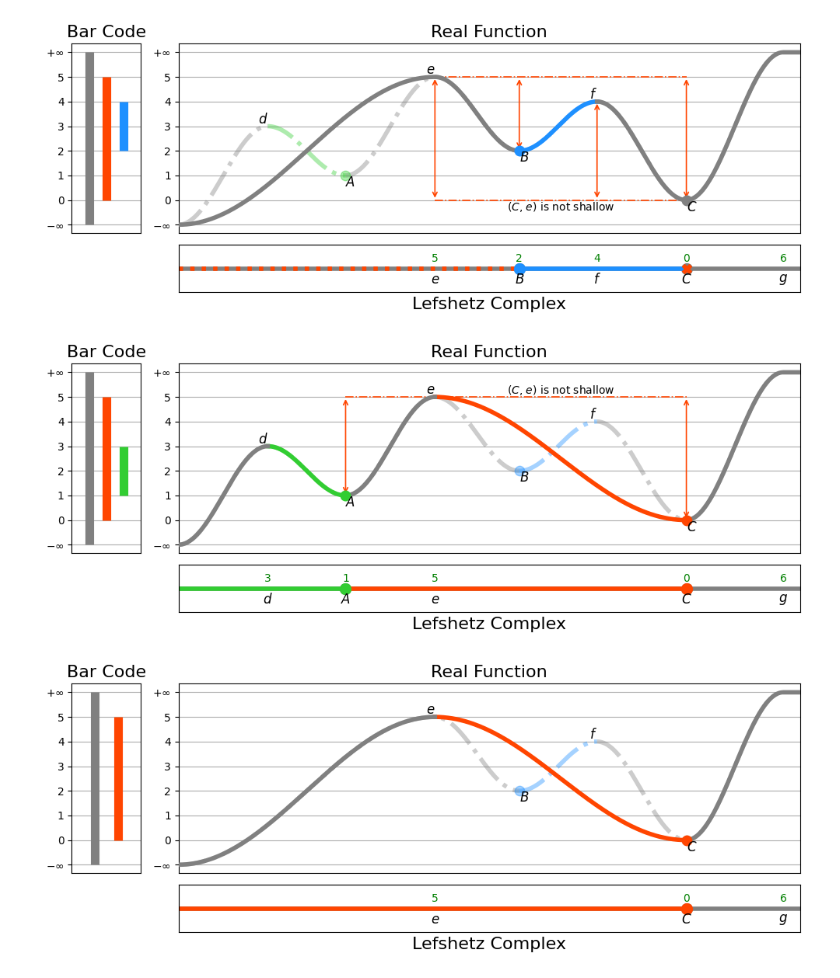
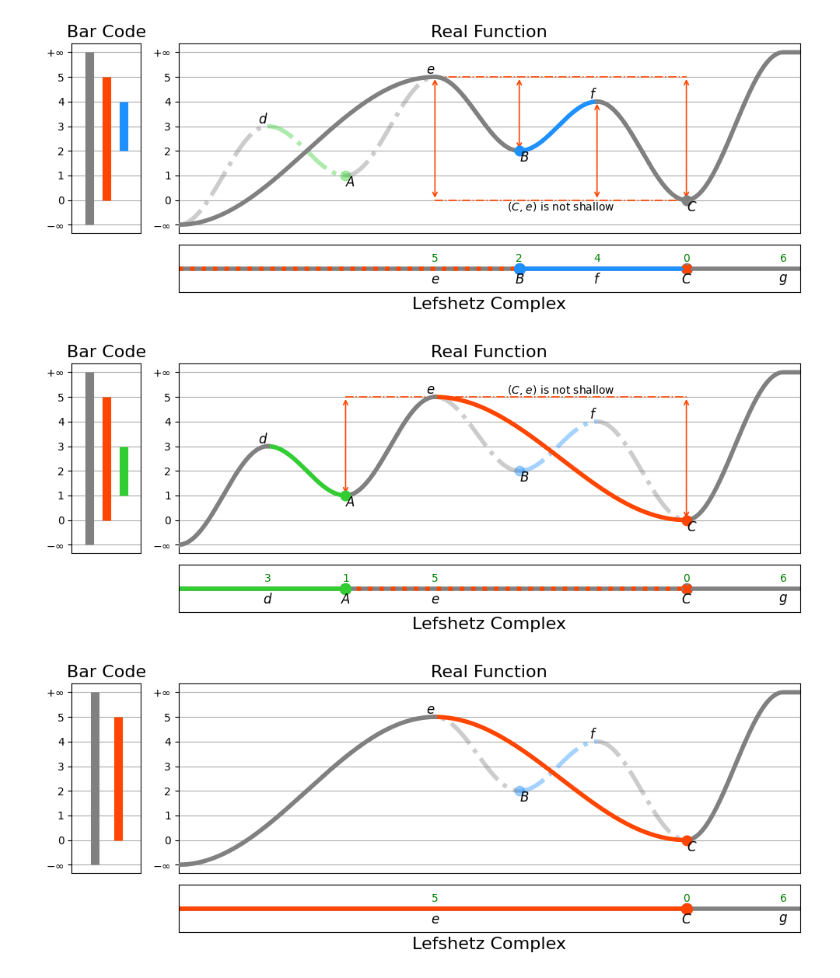
Before and after one commit to zimfv/depth-poset, a Jupyter notebook: notebooks/Poster Pictures.ipynb, the cells around one changed output. Cells and saved outputs as stored; diff of their text form; code cells hidden in the pictures.

```diff
--- a/notebooks/Poster Pictures.ipynb
+++ b/notebooks/Poster Pictures.ipynb
@@ -559,35 +559,35 @@ ax2 = plt.subplot(gs[1, 1])
 # BarCode
 plot_barcode(y_new, [bd0_new, bd2_new, bd_giant_new], bd_colors=[col0, col2, col_giant], ax=ax0)
 ax0.set_yticks(level_heights, level_labels)
 ax0.grid(True)
 
 # Real Function Representation
 plot_function_representation(xmin, xmax, x_old, y_old, bd_pairs=[bd0_old, bd1_old, bd2_old], bd_colors=[col0, col1, col2], linestyle='-.', alpha=0.4, ax=ax1)
 plot_function_representation(xmin, xmax, x_new, y_new, bd_pairs=[bd0_new, bd2_new], bd_colors=[col0, col2], linestyle='-', alpha=1.0, ax=ax1)
 #name_points(x_new, y_new, index_names_new, index=np.arange(len(x_new)), ax=ax1)
 name_points(x_old, y_old, index_names_old, index=np.arange(len(x_new)), ax=ax1)
 anotate_shallow_status(x_new, y_new, index_names_new, bd_pairs=[bd0_new, bd2_new], bd_colors=[col0, col2], bd_shallow_status=np.array([True, False]), ax=ax1)
 ax1.set_yticks(level_heights, level_labels)
 ax1.set_xticks([])
 ax1.set_xlim(xmin, xmax)
 #ax1.set_ylim(ymin, ymax)
 ax1.grid(True, zorder=-1)
 
 # Lefshetz Complex
-plot_complex(x_new, y_new - 1, index_names_new, bd_pairs=[bd0_new, bd2_new], bd_colors=[col0, col2], x0=xmin, x1=xmax, ax=ax2)
+plot_complex(x_new, y_new - 1, index_names_new, bd_pairs=[bd0_new, bd2_new], bd_colors=[col0, col2], bd_shallow_status=np.array([True, False]), x0=xmin, x1=xmax, ax=ax2)
 ax2.set_xticks([])
 ax2.set_xlim(xmin, xmax)
 ax2.set_yticks([])
 
 fontsize=16
 ax0.set_title('Bar Code', fontsize=fontsize)
 ax1.set_title('Real Function', fontsize=fontsize)
 ax2.set_xlabel('Lefshetz Complex', fontsize=fontsize)
 
 plt.tight_layout()
 plt.savefig('pics/krakow/shallow-order-cancel-bd1.png')
 # %% [output]
-[figure, old version]
+[figure, new version]
 # %%
 x_old, y_old, (bd1_old, bd2_old, bd_giant_old), index_names_old = get_new(x, y, [bd0, bd1, bd2, bd_giant], index_names, cancellation=[bd0])
 x_new, y_new, (bd2_new, bd_giant_new), index_names_new = get_new(x, y, [bd0, bd1, bd2, bd_giant], index_names, cancellation=[bd0, bd1])
```
Also changed, not shown: 2 other files.
